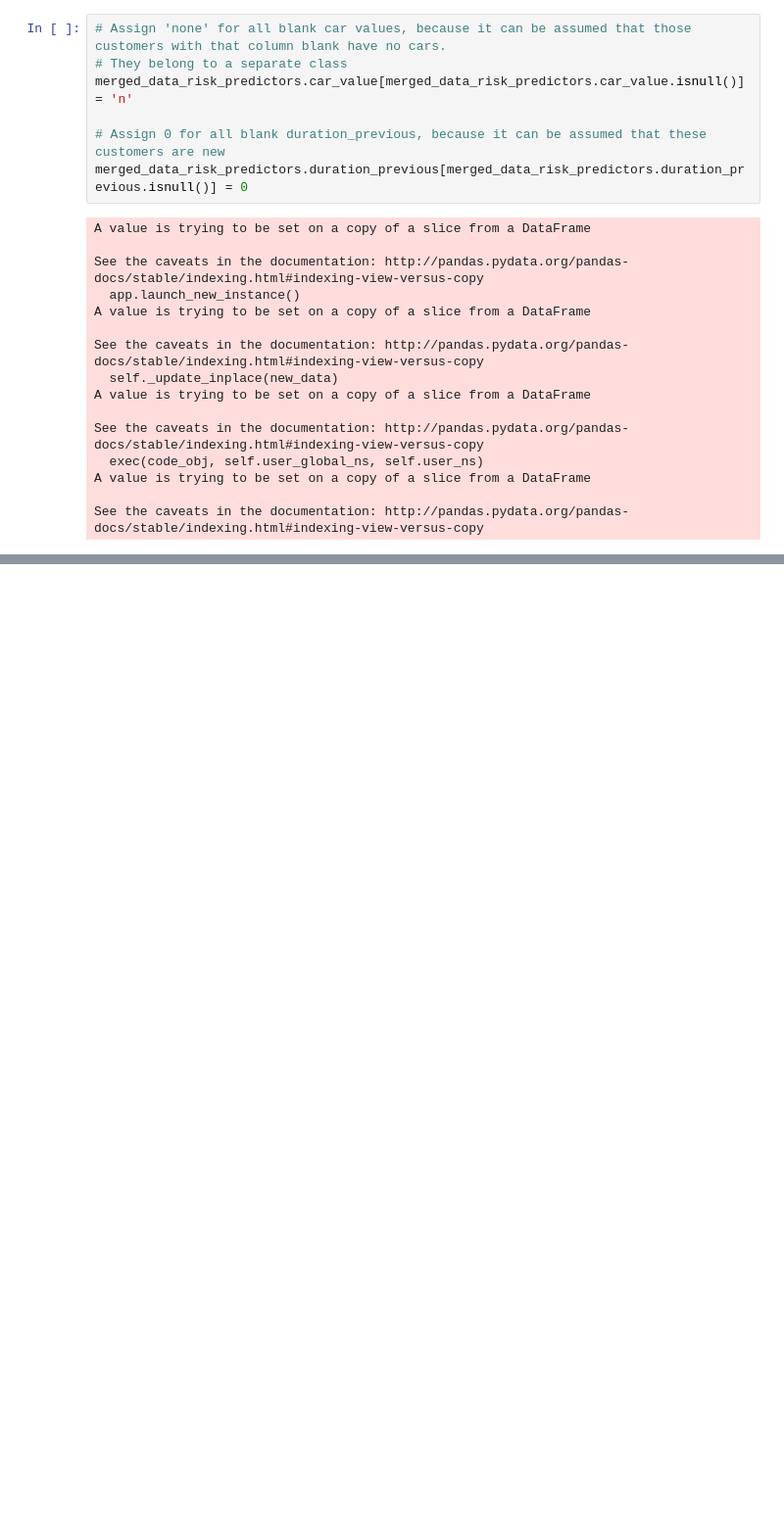
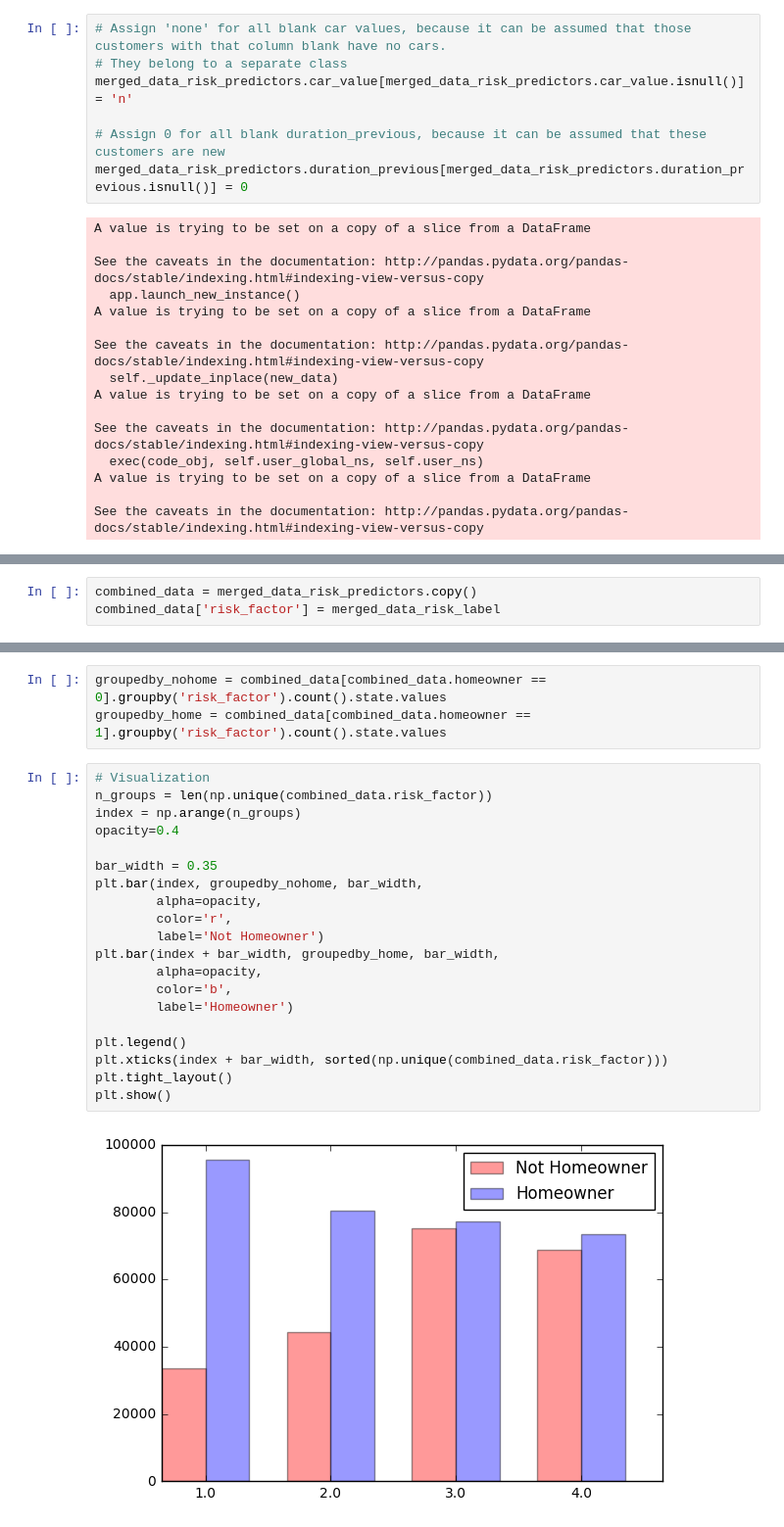
Before and after one commit to mingkaid/allstate-purchase-prediction-challenge, a Jupyter notebook: interpolate-risk.ipynb, the cells around one changed output, grey strips where cells are left out. Shown at 98% size. Drawn from its saved outputs; the diff is of its cells as text; blank space fills up the shorter version.

```diff
--- a/interpolate-risk.ipynb
+++ b/interpolate-risk.ipynb
@@ -92,0 +96,3 @@ See the caveats in the documentation: http://pandas.pydata.org/pandas-docs/stabl
+# %%
+combined_data = merged_data_risk_predictors.copy()
+combined_data['risk_factor'] = merged_data_risk_label
@@ -92,0 +114,25 @@ See the caveats in the documentation: http://pandas.pydata.org/pandas-docs/stabl
+# %%
+groupedby_nohome = combined_data[combined_data.homeowner == 0].groupby('risk_factor').count().state.values
+groupedby_home = combined_data[combined_data.homeowner == 1].groupby('risk_factor').count().state.values
+# %%
+# Visualization
+n_groups = len(np.unique(combined_data.risk_factor))
+index = np.arange(n_groups)
+opacity=0.4
+
+bar_width = 0.35
+plt.bar(index, groupedby_nohome, bar_width,
+        alpha=opacity,
+        color='r',
+        label='Not Homeowner')
+plt.bar(index + bar_width, groupedby_home, bar_width,
+        alpha=opacity,
+        color='b',
+        label='Homeowner')
+
+plt.legend()
+plt.xticks(index + bar_width, sorted(np.unique(combined_data.risk_factor)))
+plt.tight_layout()
+plt.show()
+# %% [output]
+[figure, added]
```
Also changed, not shown: parts of 13 cells of this notebook, 1 other file.
